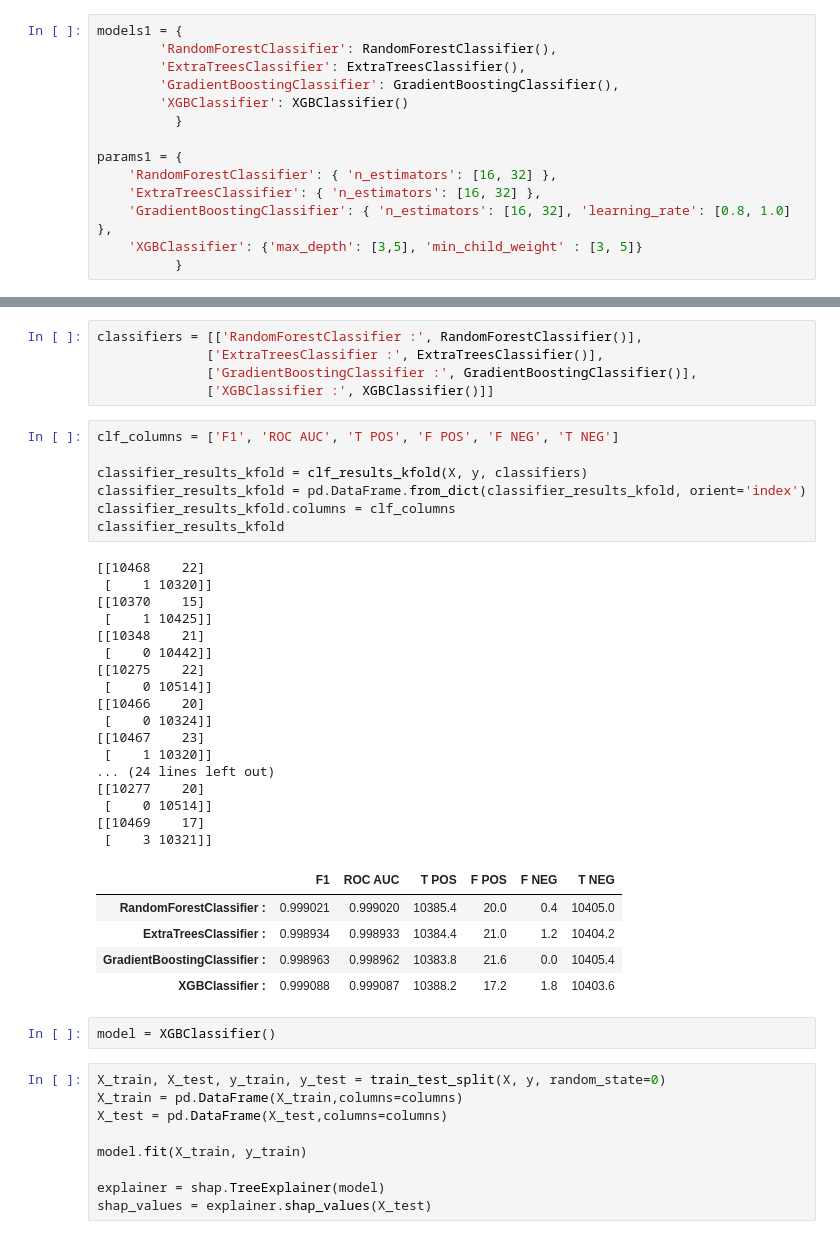
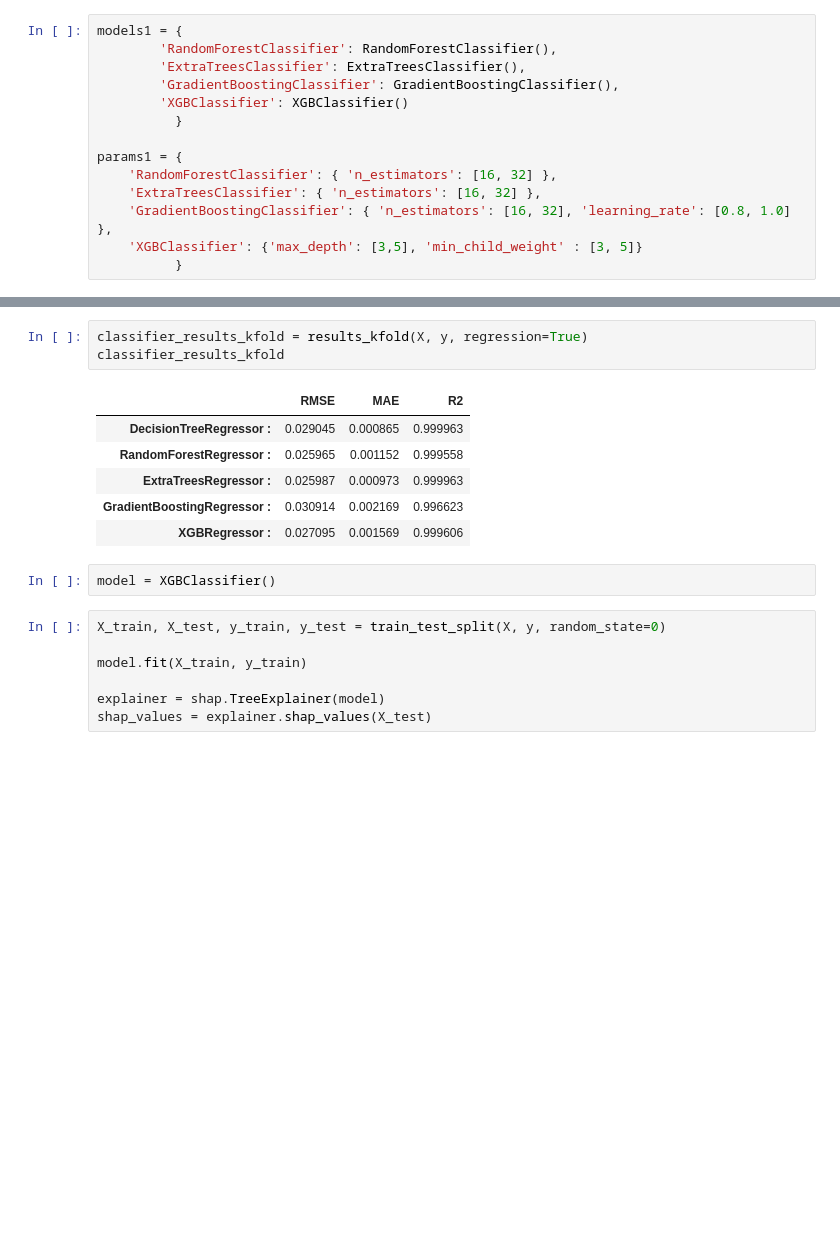
Before and after one commit to dokturdro/Data_Science, a Jupyter notebook: clf_flights/dtree_flights.ipynb, the cells around one changed output, grey strips where cells are left out. Cells and saved outputs as stored; diff of their text form; blank space fills up the shorter version.

```diff
--- a/clf_flights/dtree_flights.ipynb
+++ b/clf_flights/dtree_flights.ipynb
@@ -353,44 +356,17 @@ Setting a random_state has no effect since shuffle is False. This will raise an
-# %%
-classifiers = [['RandomForestClassifier :', RandomForestClassifier()],
-              ['ExtraTreesClassifier :', ExtraTreesClassifier()],
-              ['GradientBoostingClassifier :', GradientBoostingClassifier()],
-              ['XGBClassifier :', XGBClassifier()]]
-# %%
-clf_columns = ['F1', 'ROC AUC', 'T POS', 'F POS', 'F NEG', 'T NEG']
-
-classifier_results_kfold = clf_results_kfold(X, y, classifiers)
-classifier_results_kfold = pd.DataFrame.from_dict(classifier_results_kfold, orient='index')
-classifier_results_kfold.columns = clf_columns
-classifier_results_kfold
-# %% [output]
-[[10468    22]
- [    1 10320]]
-[[10370    15]
- [    1 10425]]
-[[10348    21]
- [    0 10442]]
-[[10275    22]
- [    0 10514]]
-[[10466    20]
- [    0 10324]]
-[[10467    23]
- [    1 10320]]
-... (24 lines left out)
-[[10277    20]
- [    0 10514]]
-[[10469    17]
- [    3 10321]]
-|  | F1 | ROC AUC | T POS | F POS | F NEG | T NEG |
-| RandomForestClassifier : | 0.999021 | 0.999020 | 10385.4 | 20.0 | 0.4 | 10405.0 |
-| ExtraTreesClassifier : | 0.998934 | 0.998933 | 10384.4 | 21.0 | 1.2 | 10404.2 |
-| GradientBoostingClassifier : | 0.998963 | 0.998962 | 10383.8 | 21.6 | 0.0 | 10405.4 |
-| XGBClassifier : | 0.999088 | 0.999087 | 10388.2 | 17.2 | 1.8 | 10403.6 |
+# %%
+classifier_results_kfold = results_kfold(X, y, regression=True)
+classifier_results_kfold
+# %% [output]
+|  | RMSE | MAE | R2 |
+| DecisionTreeRegressor : | 0.029045 | 0.000865 | 0.999963 |
+| RandomForestRegressor : | 0.025965 | 0.001152 | 0.999558 |
+| ExtraTreesRegressor : | 0.025987 | 0.000973 | 0.999963 |
+| GradientBoostingRegressor : | 0.030914 | 0.002169 | 0.996623 |
+| XGBRegressor : | 0.027095 | 0.001569 | 0.999606 |
 # %%
 model = XGBClassifier()
 # %%
 X_train, X_test, y_train, y_test = train_test_split(X, y, random_state=0)
-X_train = pd.DataFrame(X_train,columns=columns)
-X_test = pd.DataFrame(X_test,columns=columns)
 
 model.fit(X_train, y_train)
 
```
Also changed, not shown: parts of 14 cells of this notebook, 4 other files.
